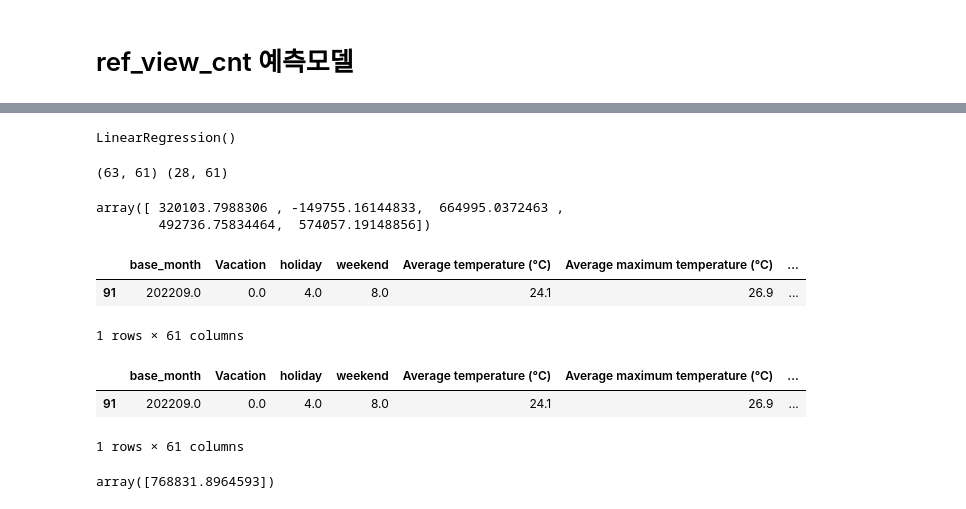
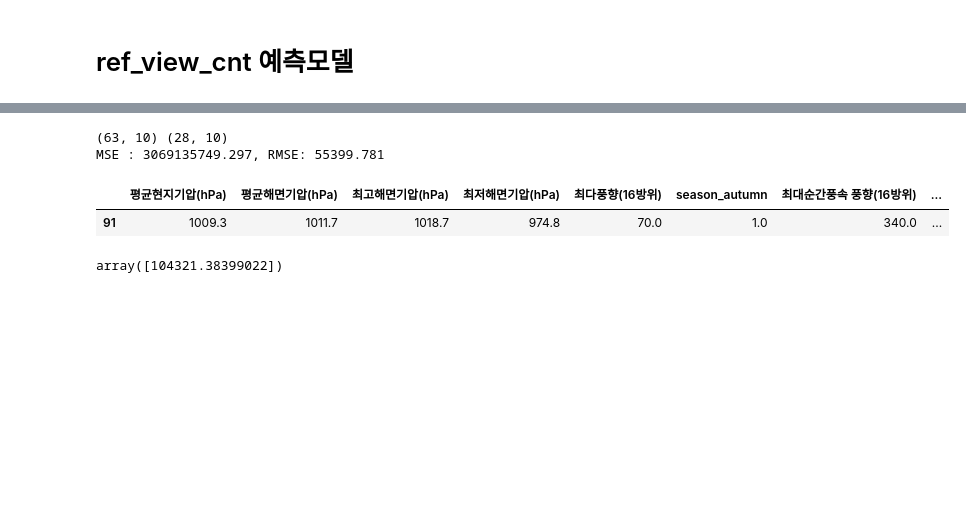
Before and after one commit to uujimin/-Jeju_Island_Tourist_Prediction, a Jupyter notebook: 빅콘테스트.ipynb, the cells around one changed output, grey strips where cells are left out. Drawn from its saved outputs; the diff is of its cells as text; code cells hidden in the pictures; blank space fills up the shorter version.

```diff
--- a/빅콘테스트.ipynb
+++ b/빅콘테스트.ipynb
@@ -310,10 +305,9 @@ Vacation                            0.391629
 Name: ref_view_cnt, dtype: float64
 # %%
+# leis_sports_cnt 예측하기 위해서 필요한 10가지 컬럼을 뽑아보았다.
+corr_df = df.drop(['ref_view_cnt'],axis =1).corr()
 
-
-corr_df = df.corr()
-
-corr5 = corr_df.nlargest(26, 'leis_sports_cnt')
-corr5 = corr5[list(corr5.index)]
-corr5['leis_sports_cnt']
+corr6 = corr_df.nlargest(11, 'leis_sports_cnt')
+corr6 = corr6[list(corr6.index)]
+corr6['leis_sports_cnt']
 # %% [output]
@@ -359,49 +376,46 @@ Name: 91, Length: 76, dtype: float64
 from sklearn.model_selection import train_test_split
 from sklearn.linear_model import LinearRegression
 from sklearn.metrics import mean_squared_error, r2_score
-        # m_s_e, r2(선형회귀모델 적합도 : 분산값, 1에 가까울수록 적합도 높음)
+
+# 상관관계가 높은 10개의 컬럼
+col =  corr6.columns[1:]
+target = 'leis_sports_cnt'
 
 # feature, target 데이터 분리
-X_data = df.drop(['leis_sports_cnt', 'ref_view_cnt'], axis = 1)
-y_target = df['ref_view_cnt']
+X_data = df[col]
+y_target = df[target]
+
 # train, test 데이터 분리
-X_train , X_test , y_train , y_test = train_test_split(X_data , y_target , test_size=0.3, random_state=156)
+X_train , X_test , y_train , y_test = train_test_split(X_data , y_target , test_size=0.3, random_state=47)
 
 # Linear Regression
 lr = LinearRegression()
 
 # fit 메소드 학습 : 주어진 데이터로 estimator(사이킷런이 제공) 알고리즘 학습
 lr.fit(X_train, y_train)
+
+print(X_train.shape, X_test.shape)
+# predict 메소드 : 학습된 모델로 예측을 수행
+y_preds = lr.predict(X_test)
+# rmse를 활용한 평가
+mse = mean_squared_error(y_test, y_preds)
+rmse = np.sqrt(mse)
+
+print(f'MSE : {mse:.3f}, RMSE: {rmse:.3f}')
 # %% [output]
-LinearRegression()
+(63, 10) (28, 10)
+MSE : 3069135749.297, RMSE: 55399.781
-# %%
-print(X_train.shape, X_test.shape)
-# %% [output]
-(63, 61) (28, 61)
-# %%
-# predict 메소드 : 학습된 모델로 예측을 수행
-y_preds = lr.predict(X_test)
-y_preds[0:5]
-# %% [output]
-array([ 320103.7988306 , -149755.16144833,  664995.0372463 ,
-        492736.75834464,  574057.19148856])
-# %%
-df_a = pd.DataFrame(df_a)
-df_a=df_a.transpose()
-df_a = df_a.dropna(axis=1)
-df_a
-# %% [output]
-|  | base_month | Vacation | holiday | weekend | Average temperature (°C) | Average maximum temperature (°C) | ... |
-| 91 | 202209.0 | 0.0 | 4.0 | 8.0 | 24.1 | 26.9 | ... |
-1 rows × 61 columns
-# %%
-df_a
-# %% [output]
-|  | base_month | Vacation | holiday | weekend | Average temperature (°C) | Average maximum temperature (°C) | ... |
-| 91 | 202209.0 | 0.0 | 4.0 | 8.0 | 24.1 | 26.9 | ... |
-1 rows × 61 columns
+# %%
+# 9월 예측을 위한 데이터 전처리
+df_c = pd.DataFrame(df_a[col])
+df_c = df_c.transpose()
+df_c = df_c.dropna(axis=1)
+df_c
+# %% [output]
+|  | 평균현지기압(hPa) | 평균해면기압(hPa) | 최고해면기압(hPa) | 최저해면기압(hPa) | 최다풍향(16방위) | season_autumn | 최대순간풍속 풍향(16방위) | ... |
+| 91 | 1009.3 | 1011.7 | 1018.7 | 974.8 | 70.0 | 1.0 | 340.0 | ... |
 # %%
-#9월의 내국인 관광목적 예측 입도객 수
-lr.predict(df_a.values)
+#9월의 내국인 레저 스포츠목적 예측 입도객 수(leis_sports_cnt)
+lr.predict(df_c[col].values)
 # %% [output]
-array([768831.8964593])
+array([104321.38399022])
```
Also changed, not shown: parts of 11 cells of this notebook.
